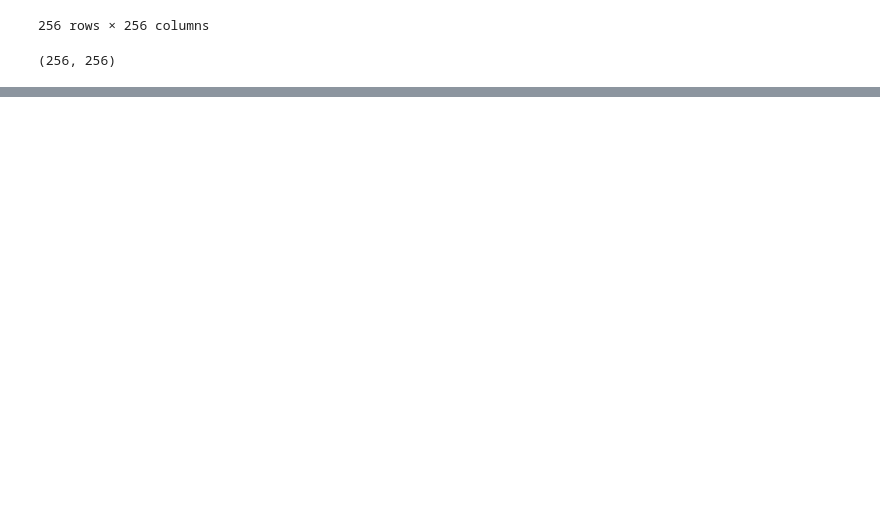
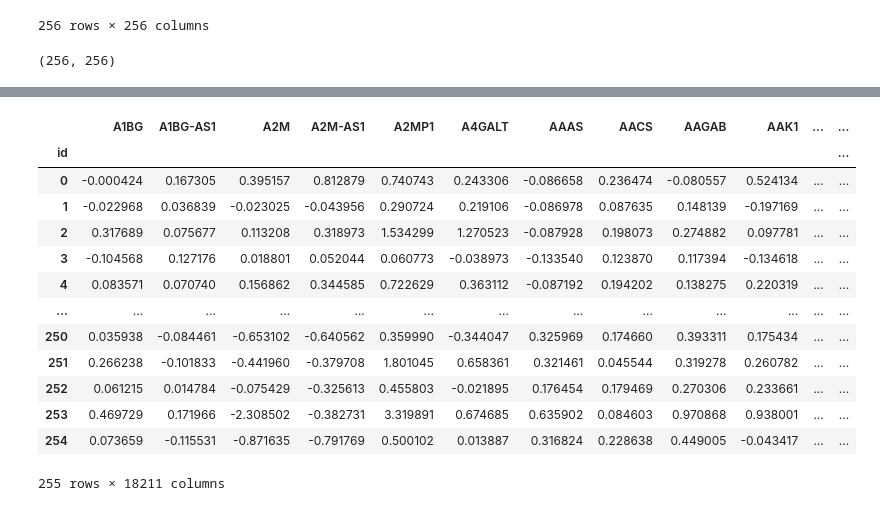
Before and after one commit to scapeML/scape, a Jupyter notebook: docs/notebooks/solution.ipynb, the cells around one changed output, grey strips where cells are left out. Cells and saved outputs as stored; diff of their text form; code cells hidden in the pictures; blank space fills up the shorter version.

```diff
--- a/docs/notebooks/solution.ipynb
+++ b/docs/notebooks/solution.ipynb
@@ -274 +279,19 @@ df_submission
 255 rows × 18211 columns
+# %%
+df_submission_data = df_sub_ix.join(df_submission).reset_index(drop=True).set_index("id")
+df_submission_data
+# %% [output]
+|  | A1BG | A1BG-AS1 | A2M | A2M-AS1 | A2MP1 | A4GALT | AAAS | AACS | AAGAB | AAK1 | ... | ... |
+| id |  |  |  |  |  |  |  |  |  |  |  | ... |
+| 0 | -0.000424 | 0.167305 | 0.395157 | 0.812879 | 0.740743 | 0.243306 | -0.086658 | 0.236474 | -0.080557 | 0.524134 | ... | ... |
+| 1 | -0.022968 | 0.036839 | -0.023025 | -0.043956 | 0.290724 | 0.219106 | -0.086978 | 0.087635 | 0.148139 | -0.197169 | ... | ... |
+| 2 | 0.317689 | 0.075677 | 0.113208 | 0.318973 | 1.534299 | 1.270523 | -0.087928 | 0.198073 | 0.274882 | 0.097781 | ... | ... |
+| 3 | -0.104568 | 0.127176 | 0.018801 | 0.052044 | 0.060773 | -0.038973 | -0.133540 | 0.123870 | 0.117394 | -0.134618 | ... | ... |
+| 4 | 0.083571 | 0.070740 | 0.156862 | 0.344585 | 0.722629 | 0.363112 | -0.087192 | 0.194202 | 0.138275 | 0.220319 | ... | ... |
+| ... | ... | ... | ... | ... | ... | ... | ... | ... | ... | ... | ... | ... |
+| 250 | 0.035938 | -0.084461 | -0.653102 | -0.640562 | 0.359990 | -0.344047 | 0.325969 | 0.174660 | 0.393311 | 0.175434 | ... | ... |
+| 251 | 0.266238 | -0.101833 | -0.441960 | -0.379708 | 1.801045 | 0.658361 | 0.321461 | 0.045544 | 0.319278 | 0.260782 | ... | ... |
+| 252 | 0.061215 | 0.014784 | -0.075429 | -0.325613 | 0.455803 | -0.021895 | 0.176454 | 0.179469 | 0.270306 | 0.233661 | ... | ... |
+| 253 | 0.469729 | 0.171966 | -2.308502 | -0.382731 | 3.319891 | 0.674685 | 0.635902 | 0.084603 | 0.970868 | 0.938001 | ... | ... |
+| 254 | 0.073659 | -0.115531 | -0.871635 | -0.791769 | 0.500102 | 0.013887 | 0.316824 | 0.228638 | 0.449005 | -0.043417 | ... | ... |
+255 rows × 18211 columns
```
Also changed, not shown: parts of 10 cells of this notebook, 1 other file.
